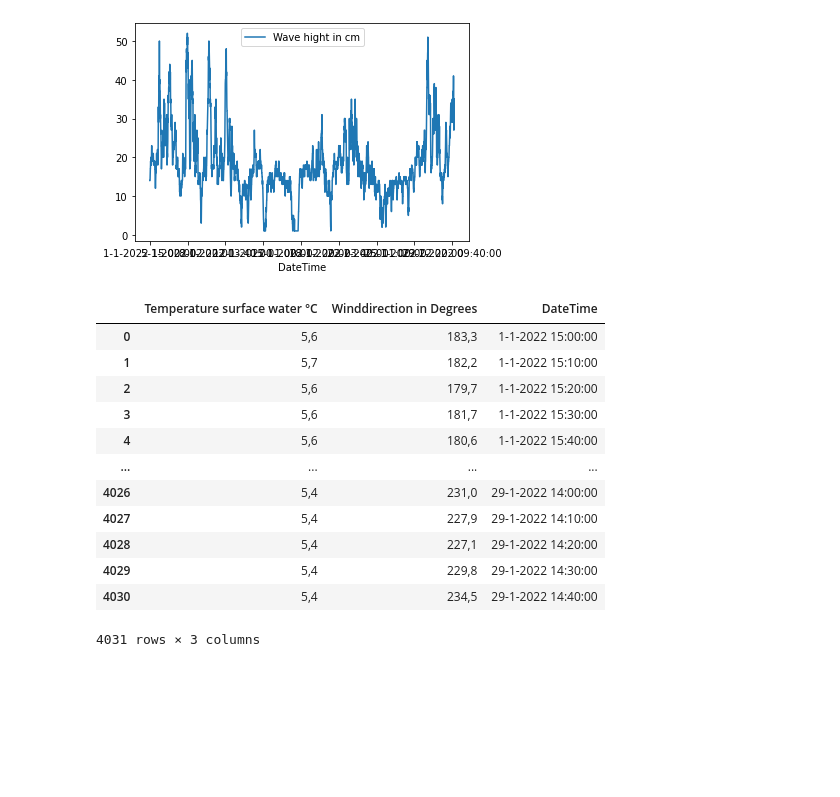
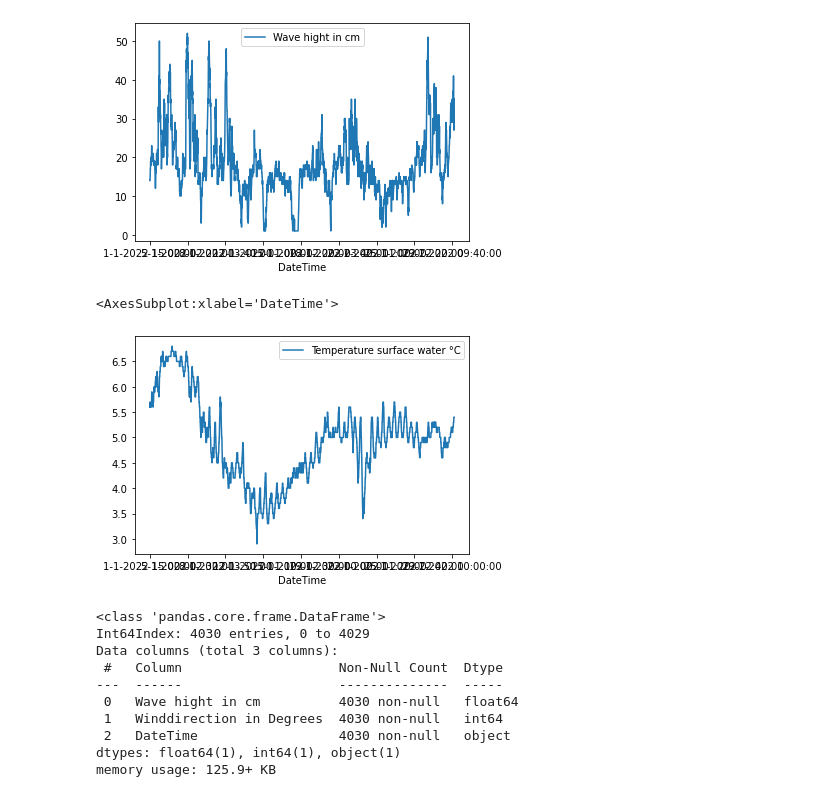
Before and after one commit to Pinatic/FinalAssignment, a Jupyter notebook: finalasgpieter.ipynb, the cells around one changed output. Drawn from its saved outputs; the diff is of its cells as text; code cells hidden in the pictures; blank space fills up the shorter version.

```diff
--- a/finalasgpieter.ipynb
+++ b/finalasgpieter.ipynb
@@ -17,9 +19,11 @@ def Cleanup(DataFrame):
     """
     Removes columns without any values
     Drops columns with no meaningfull values
+    Drops rows with any nan value
     """
     DataFrame = DataFrame.dropna(how = "all", axis = "columns")
     DataFrame = DataFrame.drop(columns = {"Referentievlak","Bemonsteringshoogte"})
+    DataFrame = DataFrame.dropna(axis = 0, how = "any")
     return DataFrame
 # %%
 def Translate(DataFrame):
@@ -78,18 +136,20 @@ Hight.plot(x = "DateTime", y = "Wave hight in cm")
 <AxesSubplot:xlabel='DateTime'>
 [figure]
 # %%
-Temp
+Temp.plot(x = "DateTime", y = "Temperature surface water °C")
 # %% [output]
-|  | Temperature surface water °C | Winddirection in Degrees | DateTime |
-| 0 | 5,6 | 183,3 | 1-1-2022 15:00:00 |
-| 1 | 5,7 | 182,2 | 1-1-2022 15:10:00 |
-| 2 | 5,6 | 179,7 | 1-1-2022 15:20:00 |
-| 3 | 5,6 | 181,7 | 1-1-2022 15:30:00 |
-| 4 | 5,6 | 180,6 | 1-1-2022 15:40:00 |
-| ... | ... | ... | ... |
-| 4026 | 5,4 | 231,0 | 29-1-2022 14:00:00 |
-| 4027 | 5,4 | 227,9 | 29-1-2022 14:10:00 |
-| 4028 | 5,4 | 227,1 | 29-1-2022 14:20:00 |
-| 4029 | 5,4 | 229,8 | 29-1-2022 14:30:00 |
-| 4030 | 5,4 | 234,5 | 29-1-2022 14:40:00 |
-4031 rows × 3 columns
+<AxesSubplot:xlabel='DateTime'>
+[figure, added]
+# %%
+Hight.info()
+# %% [output]
+<class 'pandas.core.frame.DataFrame'>
+Int64Index: 4030 entries, 0 to 4029
+Data columns (total 3 columns):
+ #   Column                    Non-Null Count  Dtype
+---  ------                    --------------  -----
+ 0   Wave hight in cm          4030 non-null   float64
+ 1   Winddirection in Degrees  4030 non-null   int64
+ 2   DateTime                  4030 non-null   object
+dtypes: float64(1), int64(1), object(1)
+memory usage: 125.9+ KB
```
Also changed, not shown: parts of 13 cells of this notebook.
